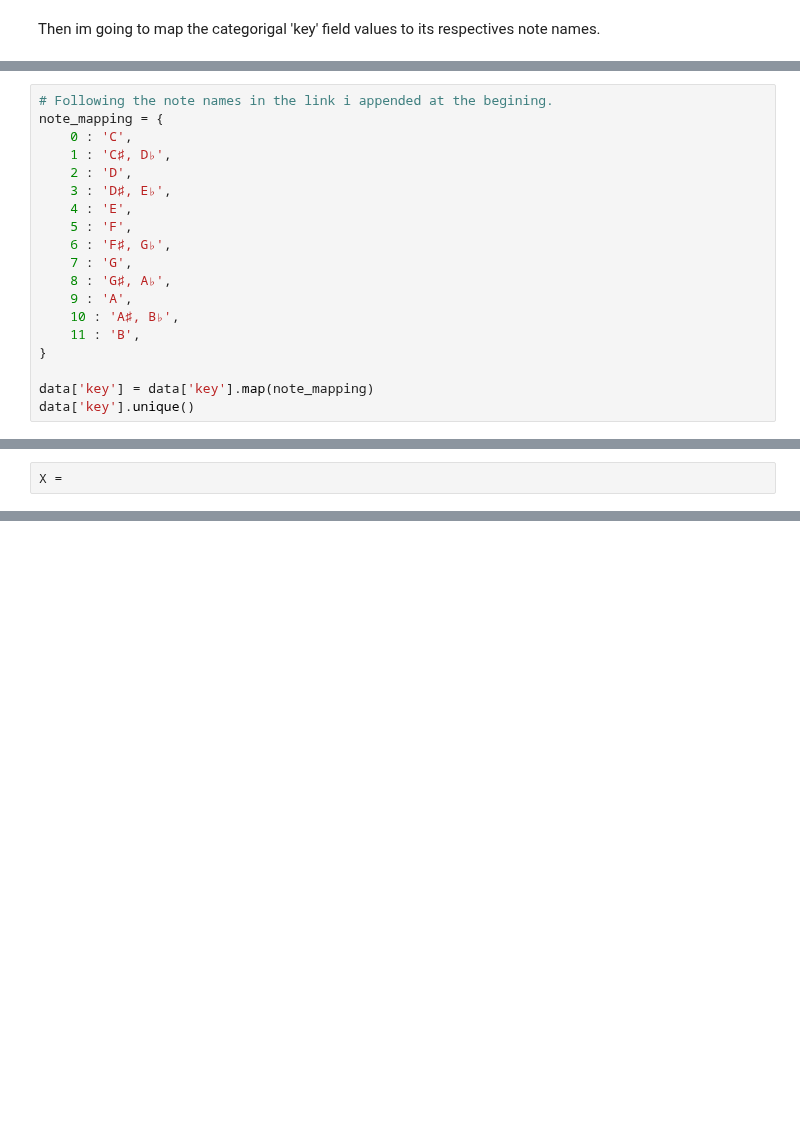
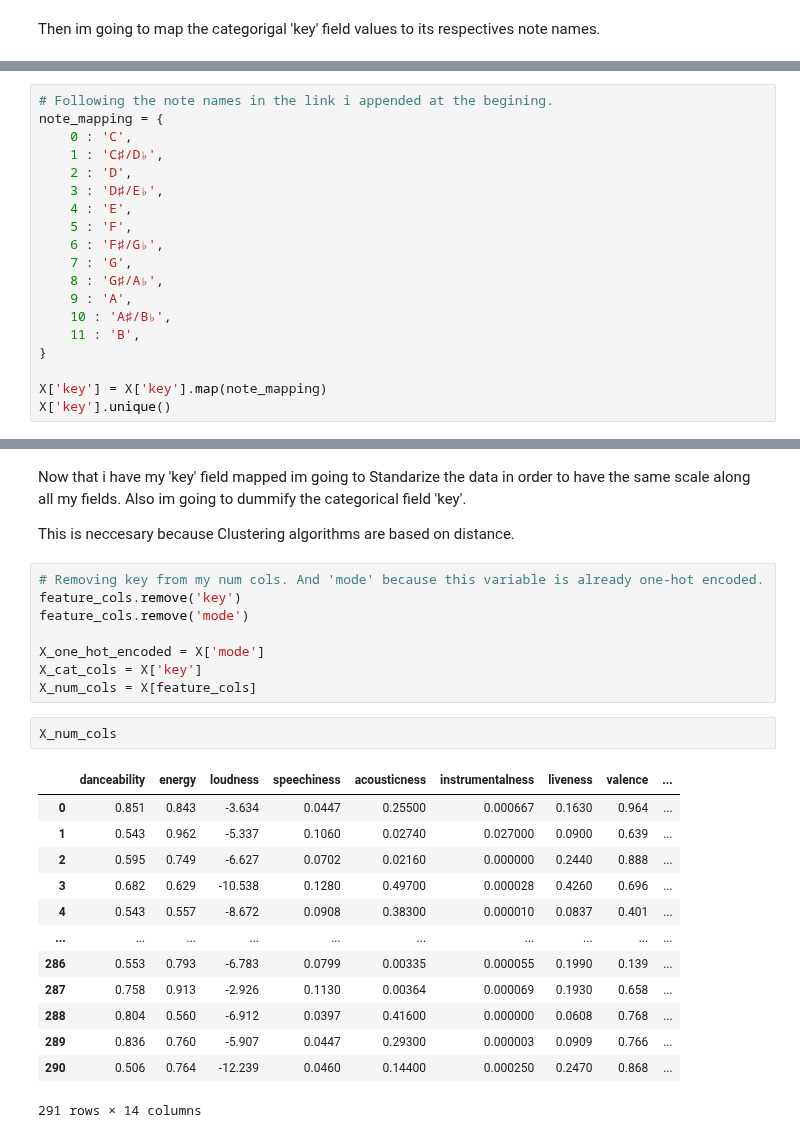
Before and after one commit to bautidea/kaggle_competitions, a Jupyter notebook: spotify_clustering/notebook_resolucion.ipynb, the cells around one changed output, grey strips where cells are left out. Drawn from its saved outputs; the diff is of its cells as text; blank space fills up the shorter version.

```diff
--- a/spotify_clustering/notebook_resolucion.ipynb
+++ b/spotify_clustering/notebook_resolucion.ipynb
@@ -285,19 +288,19 @@ array([ 0,  1,  2,  3,  4,  5,  6,  7,  8,  9, 10, 11], dtype=int64)
 # Following the note names in the link i appended at the begining.
 note_mapping = {
     0 : 'C',
-    1 : 'C♯, D♭',
+    1 : 'C♯/D♭',
     2 : 'D',
-    3 : 'D♯, E♭',
+    3 : 'D♯/E♭',
     4 : 'E',
     5 : 'F',
-    6 : 'F♯, G♭',
+    6 : 'F♯/G♭',
     7 : 'G',
-    8 : 'G♯, A♭',
+    8 : 'G♯/A♭',
     9 : 'A',
-    10 : 'A♯, B♭',
+    10 : 'A♯/B♭',
     11 : 'B',
 }
 
-data['key'] = data['key'].map(note_mapping)
-data['key'].unique()
+X['key'] = X['key'].map(note_mapping)
+X['key'].unique()
 # %% [output]
@@ -322,2 +308,0 @@ data_num_cols
-# %%
-X =
@@ -337,0 +309,28 @@ X =
+# %% [markdown]
+Now that i have my 'key' field mapped im going to Standarize the data in order to have the same scale along all my fields. Also im going to dummify the categorical field 'key'.
+
+This is neccesary because Clustering algorithms are based on distance.
+# %%
+# Removing key from my num cols. And 'mode' because this variable is already one-hot encoded.
+feature_cols.remove('key')
+feature_cols.remove('mode')
+
+X_one_hot_encoded = X['mode']
+X_cat_cols = X['key']
+X_num_cols = X[feature_cols]
+# %%
+X_num_cols
+# %% [output]
+|  | danceability | energy | loudness | speechiness | acousticness | instrumentalness | liveness | valence | ... |
+| 0 | 0.851 | 0.843 | -3.634 | 0.0447 | 0.25500 | 0.000667 | 0.1630 | 0.964 | ... |
+| 1 | 0.543 | 0.962 | -5.337 | 0.1060 | 0.02740 | 0.027000 | 0.0900 | 0.639 | ... |
+| 2 | 0.595 | 0.749 | -6.627 | 0.0702 | 0.02160 | 0.000000 | 0.2440 | 0.888 | ... |
+| 3 | 0.682 | 0.629 | -10.538 | 0.1280 | 0.49700 | 0.000028 | 0.4260 | 0.696 | ... |
+| 4 | 0.543 | 0.557 | -8.672 | 0.0908 | 0.38300 | 0.000010 | 0.0837 | 0.401 | ... |
+| ... | ... | ... | ... | ... | ... | ... | ... | ... | ... |
+| 286 | 0.553 | 0.793 | -6.783 | 0.0799 | 0.00335 | 0.000055 | 0.1990 | 0.139 | ... |
+| 287 | 0.758 | 0.913 | -2.926 | 0.1130 | 0.00364 | 0.000069 | 0.1930 | 0.658 | ... |
+| 288 | 0.804 | 0.560 | -6.912 | 0.0397 | 0.41600 | 0.000000 | 0.0608 | 0.768 | ... |
+| 289 | 0.836 | 0.760 | -5.907 | 0.0447 | 0.29300 | 0.000003 | 0.0909 | 0.766 | ... |
+| 290 | 0.506 | 0.764 | -12.239 | 0.0460 | 0.14400 | 0.000250 | 0.2470 | 0.868 | ... |
+291 rows × 14 columns
```
Also changed, not shown: parts of 6 cells of this notebook.
